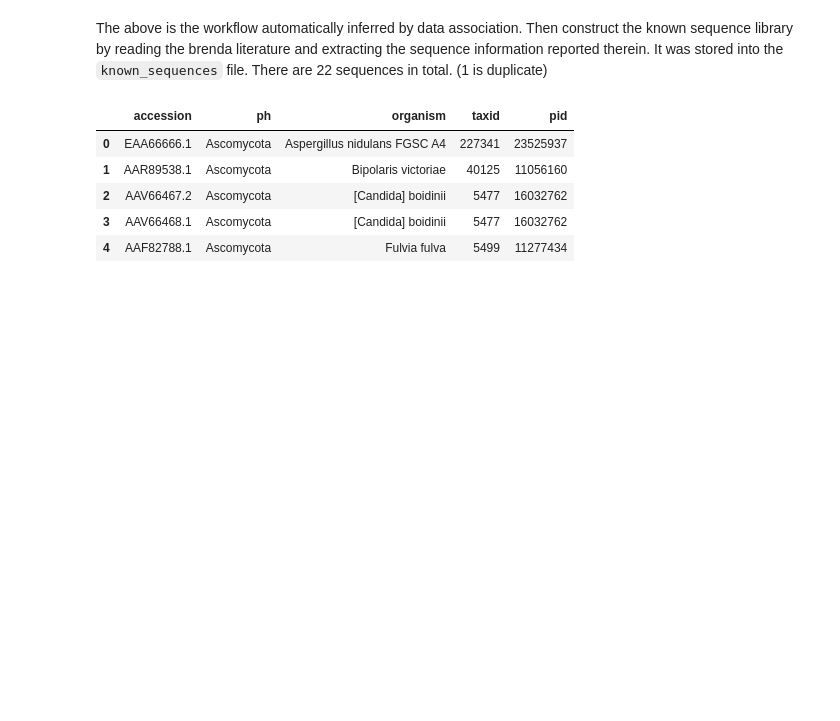
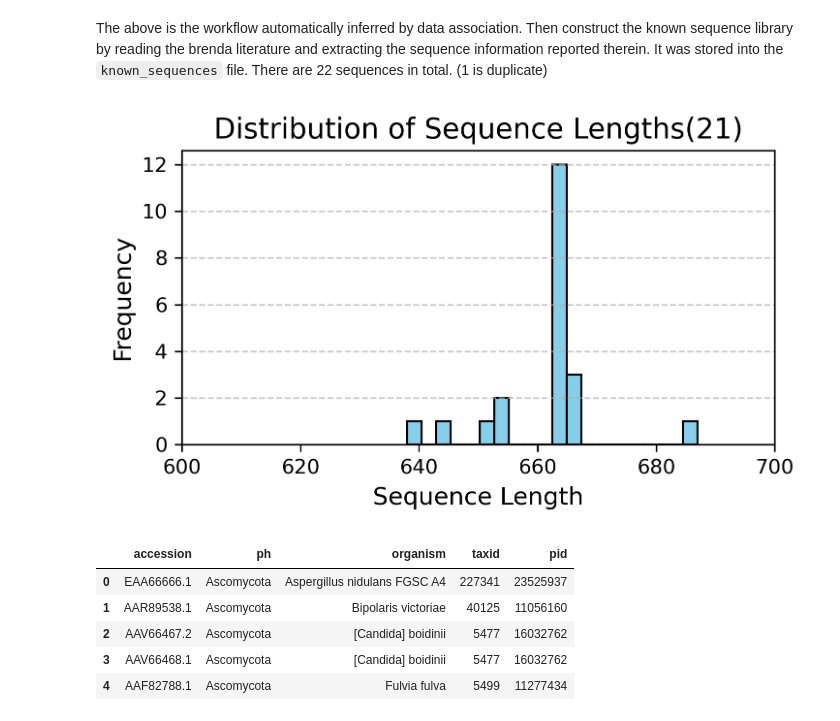
Before and after one commit to ZOOEEER/enzyme-mining-aox, a Jupyter notebook: main.ipynb, the cells around one changed output. Cells and saved outputs as stored; diff of their text form; code cells hidden in the pictures; blank space fills up the shorter version.

```diff
--- a/main.ipynb
+++ b/main.ipynb
@@ -245,6 +246,22 @@ SeqIO.write(seqs, filenames['sequence_fasta'], "fasta")
 21
 # %% [markdown]
 The above is the workflow automatically inferred by data association. Then construct the known sequence library by reading the brenda literature and extracting the sequence information reported therein. It was stored into the `known_sequences` file. There are 22 sequences in total. (1 is duplicate)
+# %%
+
+seq_lengths = [len(record.seq) for record in SeqIO.parse(filenames['sequence_fasta'], "fasta")]
+
+# Plot the distribution of sequence lengths
+plt.figure(figsize=(5, 3), dpi=300)
+plt.hist(seq_lengths, bins=20, color="skyblue", edgecolor="black")
+plt.title(f"Distribution of Sequence Lengths({len(seq_lengths)})", fontsize=14)
+plt.xlabel("Sequence Length", fontsize=12)
+plt.xlim((600, 700))
+plt.ylabel("Frequency", fontsize=12)
+plt.grid(axis='y', linestyle='--', alpha=0.7)
+plt.tight_layout()
+plt.show()
+# %% [output]
+[figure, added]
 # %%
 known_sequences = pd.read_csv(filenames["known_sequence"], sep="\t")
 known_sequences.head()
```
Also changed, not shown: parts of 6 cells of this notebook, 6 other files.
